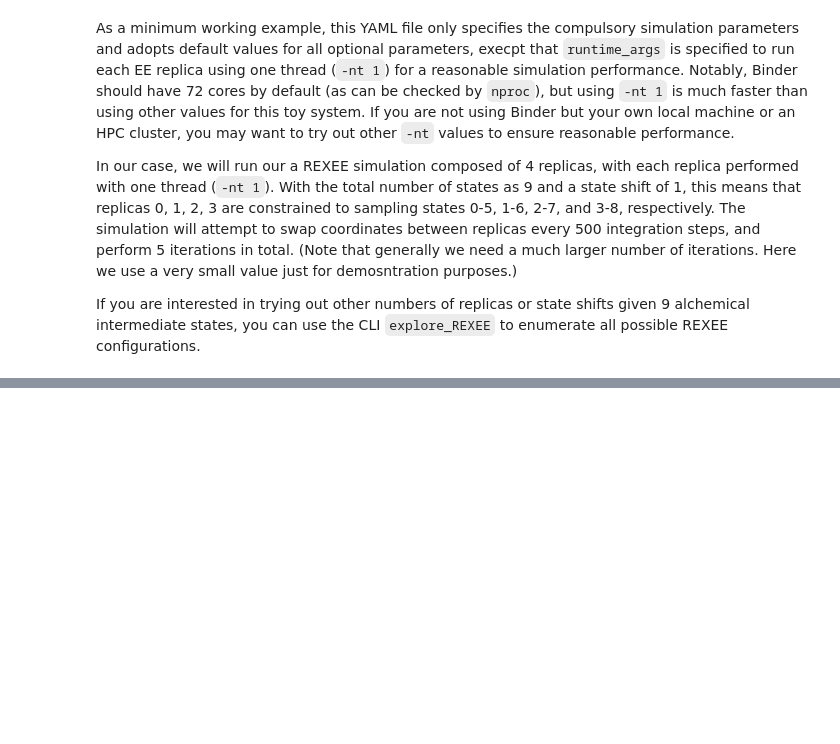
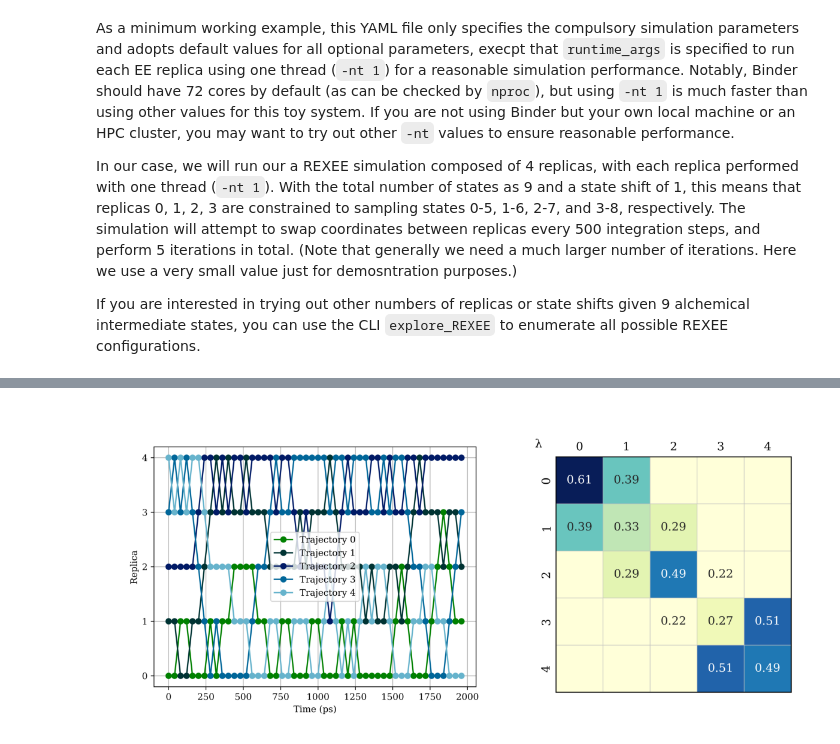
Before and after one commit to weitse-hsu/ensemble_md, a Jupyter notebook: docs/examples/tutorial_2/MT_REXEE.ipynb, the cells around one changed output, grey strips where cells are left out. Drawn from its saved outputs; the diff is of its cells as text; code cells hidden in the pictures; blank space fills up the shorter version.

```diff
--- a/docs/examples/tutorial_2/MT_REXEE.ipynb
+++ b/docs/examples/tutorial_2/MT_REXEE.ipynb
@@ -70,0 +178,5 @@ If you are interested in trying out other numbers of replicas or state shifts gi
+# %%
+images = ['analysis/rep_trajs.png', 'analysis/rep_transmtx_allconfigs.png']
+display_images_matplotlib(images, rows=1, widths=[60, 40], figsize=(12, 6))
+# %% [output]
+[figure, added]
```
Also changed, not shown: parts of 16 cells of this notebook, 3 other files.
